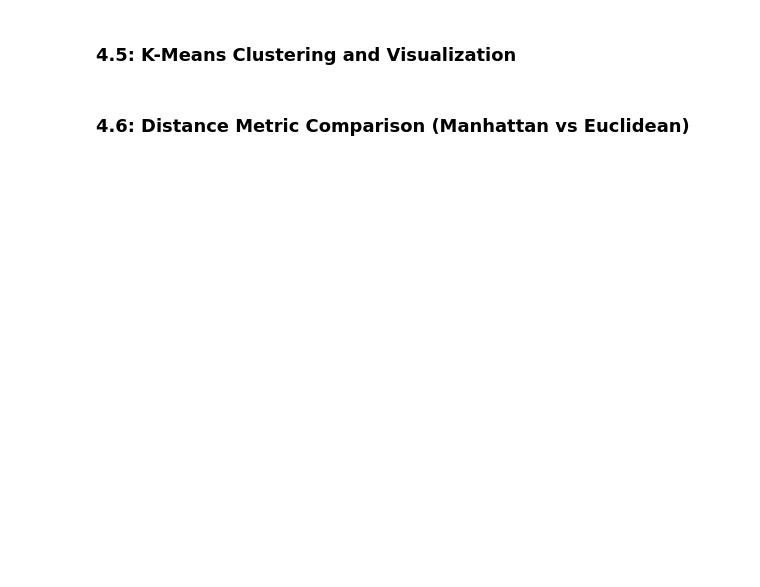
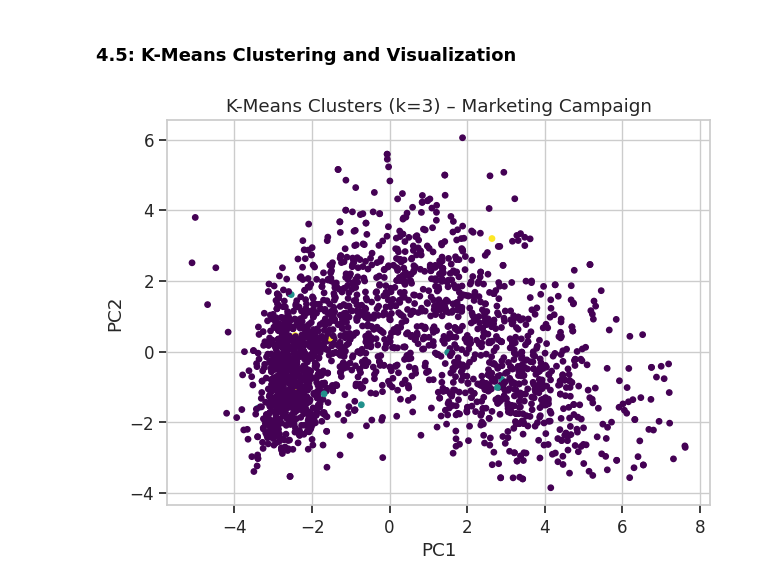
Before and after one commit to paumar2/Capstone-Customer-Churn-BU, a Jupyter notebook: week10_clustering_pt1_notebook.ipynb, the cells around one changed output. Cells and saved outputs as stored; diff of their text form; code cells hidden in the pictures; blank space fills up the shorter version.

```diff
--- a/week10_clustering_pt1_notebook.ipynb
+++ b/week10_clustering_pt1_notebook.ipynb
@@ -182,10 +172,14 @@ compare_distance_metrics(X_dm_scaled, "Digital Marketing Campaign")
 ### 4.1: Data Overview & Preparation
 # %%
 marketing_campaign = pd.read_csv("marketing_campaign.csv", sep=';')
+#drop null rows
+marketing_campaign.dropna(inplace=True)
+#drop CustomerID col (irrelevant)
+marketing_campaign = marketing_campaign.drop('ID', axis=1)
 X = pd.get_dummies(marketing_campaign.drop("Response", axis=1, errors="ignore"), drop_first=True)
 y = marketing_campaign["Response"] if "Response" in marketing_campaign.columns else None
 
-X_mc, X_mc_scaled, y_mc = preprocess(marketing_campaign, 'Success')
+X_mc, X_mc_scaled, y_mc = preprocess(marketing_campaign, 'Response')
 # %% [markdown]
 ### 4.2 Elbow Method
 # %%
@@ -201,6 +201,6 @@ plot_pca_variance(X_mc_scaled, "Marketing Campaign")
 # %% [markdown]
 ### 4.5: K-Means Clustering and Visualization
 # %%
-kmeans_visualize(X_mc_scaled, "Marketing Campaign")
+kmeans_visualize(X_mc_scaled, "Marketing Campaign", 3)
+# %% [output]
+[figure, added]
-# %% [markdown]
-### 4.6: Distance Metric Comparison (Manhattan vs Euclidean)
```
Also changed, not shown: parts of 18 cells of this notebook.
